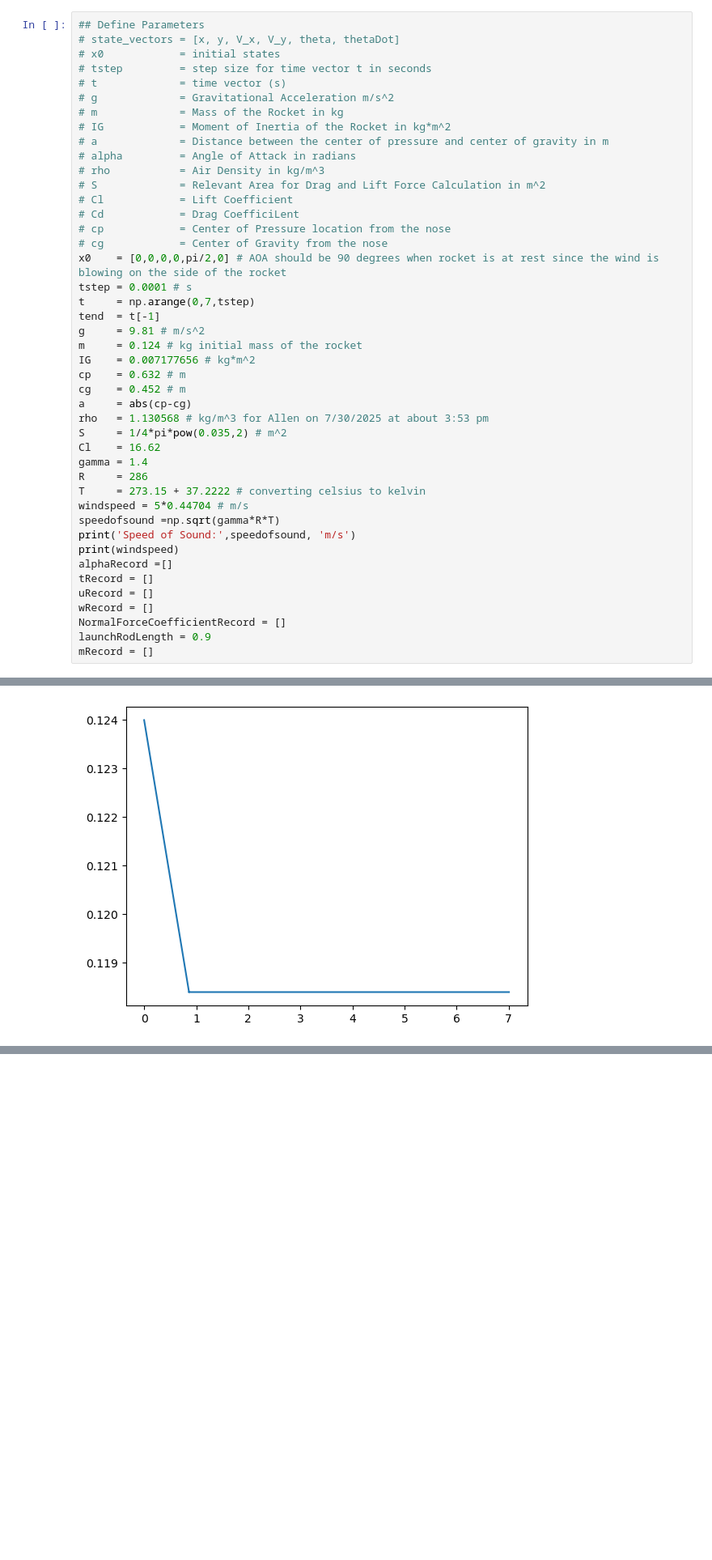
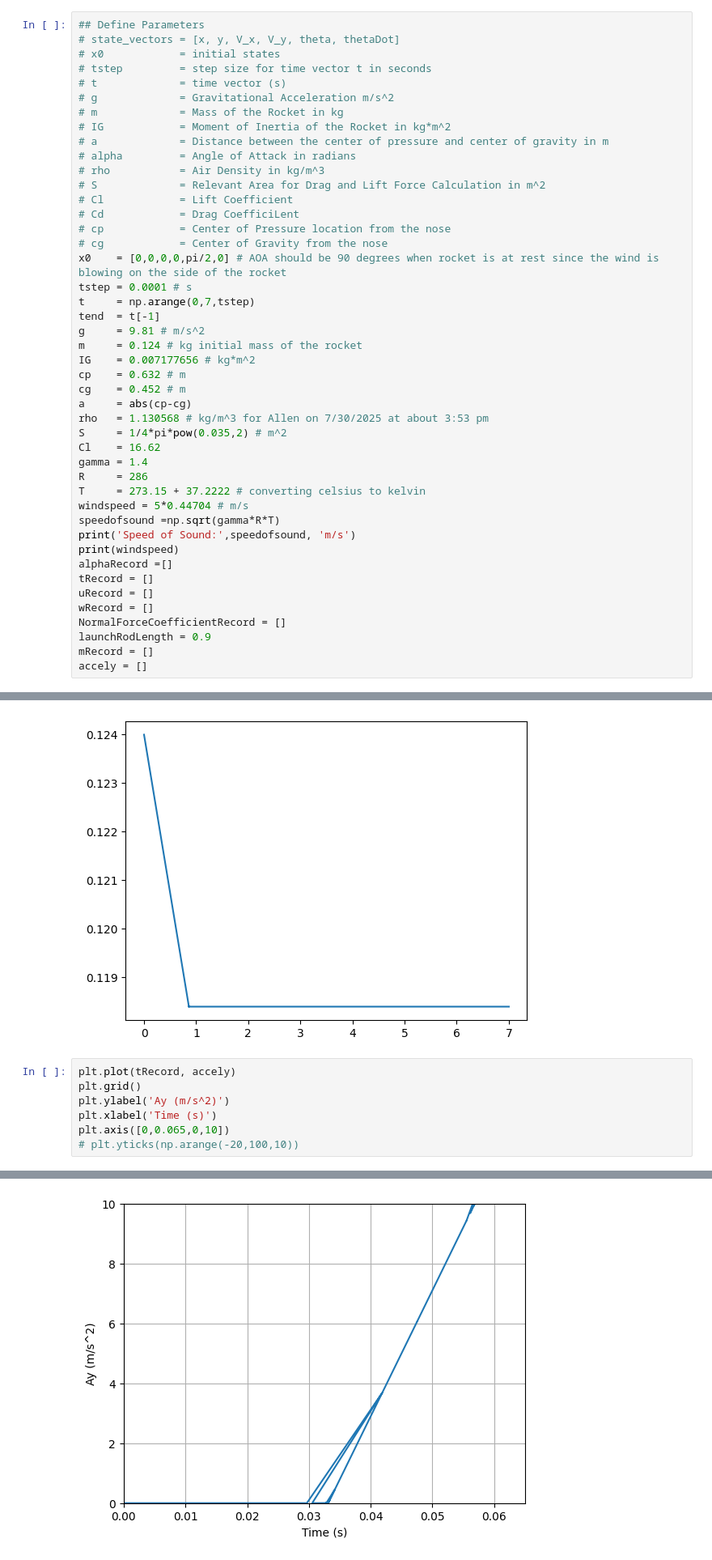
Before and after one commit to BamtolYy/rocket, a Jupyter notebook: simulation/2DRocketSimDraft.ipynb, the cells around one changed output, grey strips where cells are left out. Shown at 81% size. Saved outputs shown, nothing was run; the diff lists cells and outputs as text; blank space fills up the shorter version.

```diff
--- a/simulation/2DRocketSimDraft.ipynb
+++ b/simulation/2DRocketSimDraft.ipynb
@@ -196,6 +201,7 @@ wRecord = []
 NormalForceCoefficientRecord = []
 launchRodLength = 0.9
 mRecord = []
+accely = []
 # %% [output]
 Speed of Sound: 352.52379902639194 m/s
 2.2352
@@ -519,3 +550,11 @@ plt.plot(tRecord,mRecord)
 # %% [output]
 [<matplotlib.lines.Line2D at 0x...>]
 [figure]
+# %%
+plt.plot(tRecord, accely)
+plt.grid()
+plt.ylabel('Ay (m/s^2)')
+plt.xlabel('Time (s)')
+plt.axis([0,0.065,0,10])
+# plt.yticks(np.arange(-20,100,10))
+# %% [output]
@@ -522,3 +562,4 @@ plt.plot(tRecord,mRecord)
+[figure, added]
 # %%
 # ## Check Thrust
 # check =[]
```
Also changed, not shown: parts of 11 cells of this notebook, 2 other files.
